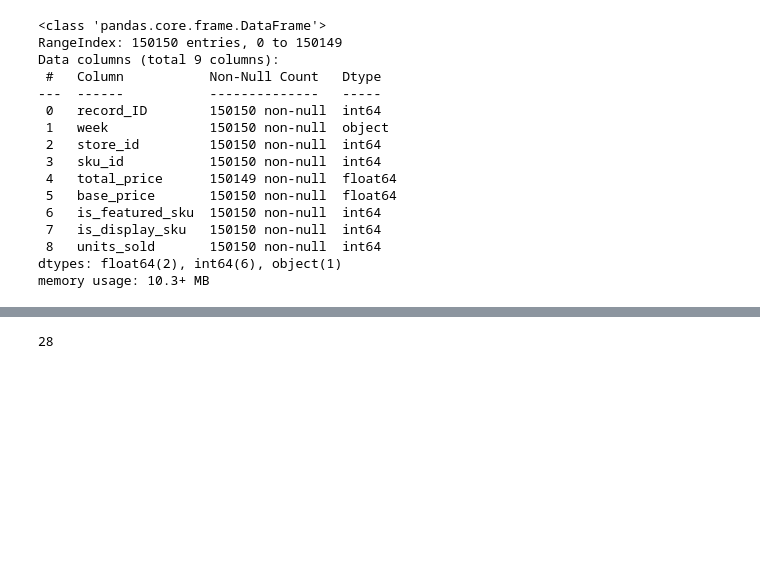
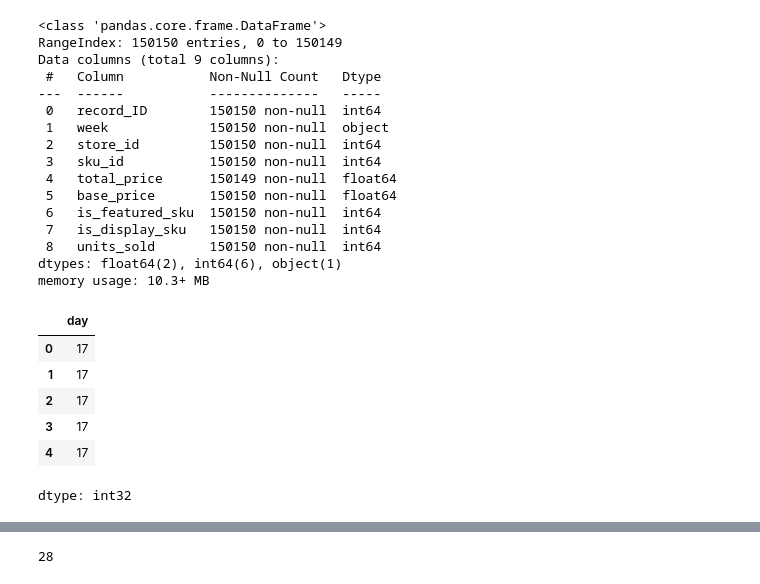
Before and after one commit to muhammdumairnad/Price-Driven-Demand-Prediction-in-Retail-using-Machine-Learning, a Jupyter notebook: Retail_Demand_Prediction_using_Machine_Learning.ipynb, the cells around one changed output, grey strips where cells are left out. Drawn from its saved outputs; the diff is of its cells as text; code cells hidden in the pictures; blank space fills up the shorter version.

```diff
--- a/Retail_Demand_Prediction_using_Machine_Learning.ipynb
+++ b/Retail_Demand_Prediction_using_Machine_Learning.ipynb
@@ -85,3 +56,19 @@ df[['day','month','year']] = df['week'].str.split('/', expand=True).astype(int)
+# %%
+#df[['day','month','year']] = df['week'].str.split('/', expand=True).astype(int) # by spliting method
+#also this way
+df['week'] = pd.to_datetime(df['week'])
+df['day'] = df['week'].dt.day
+df['month'] = df['week'].dt.month
+df['year'] = df['week'].dt.year
+df['day'].head()
+# %% [output]
+|  | day |
+| 0 | 17 |
+| 1 | 17 |
+| 2 | 17 |
+| 3 | 17 |
+| 4 | 17 |
+dtype: int32
 # %%
 df = df.drop('week', axis=1)
 # %%
```
Also changed, not shown: parts of 37 cells of this notebook.
